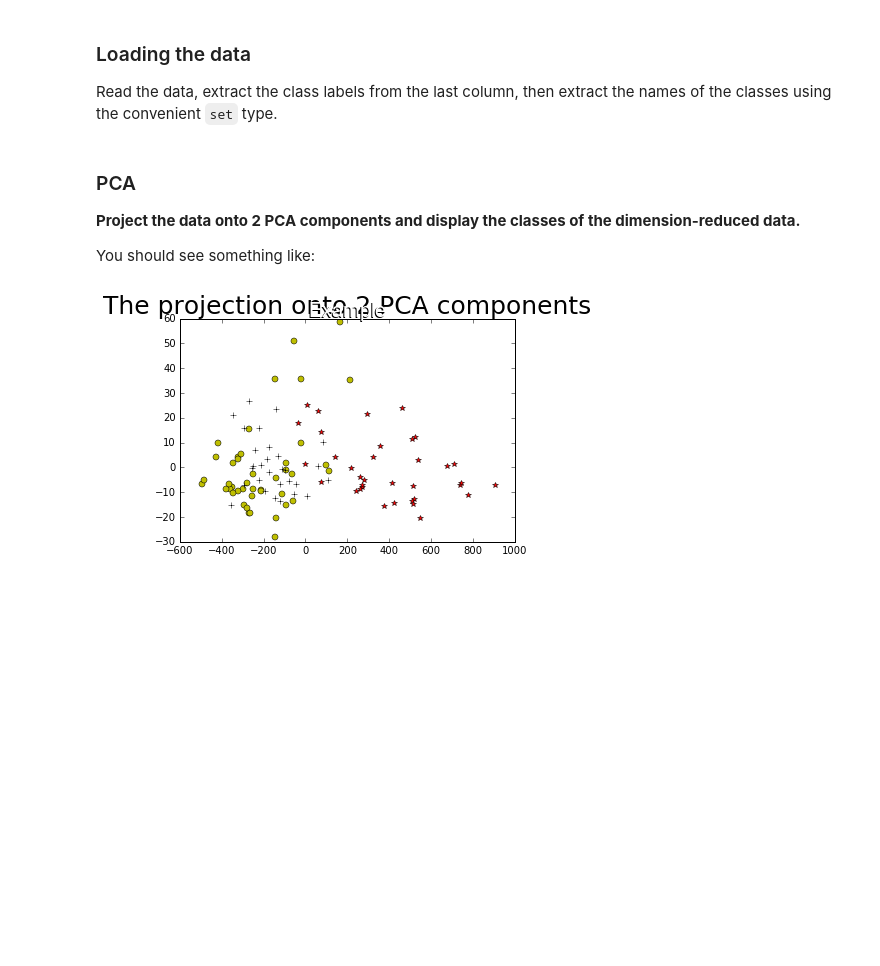
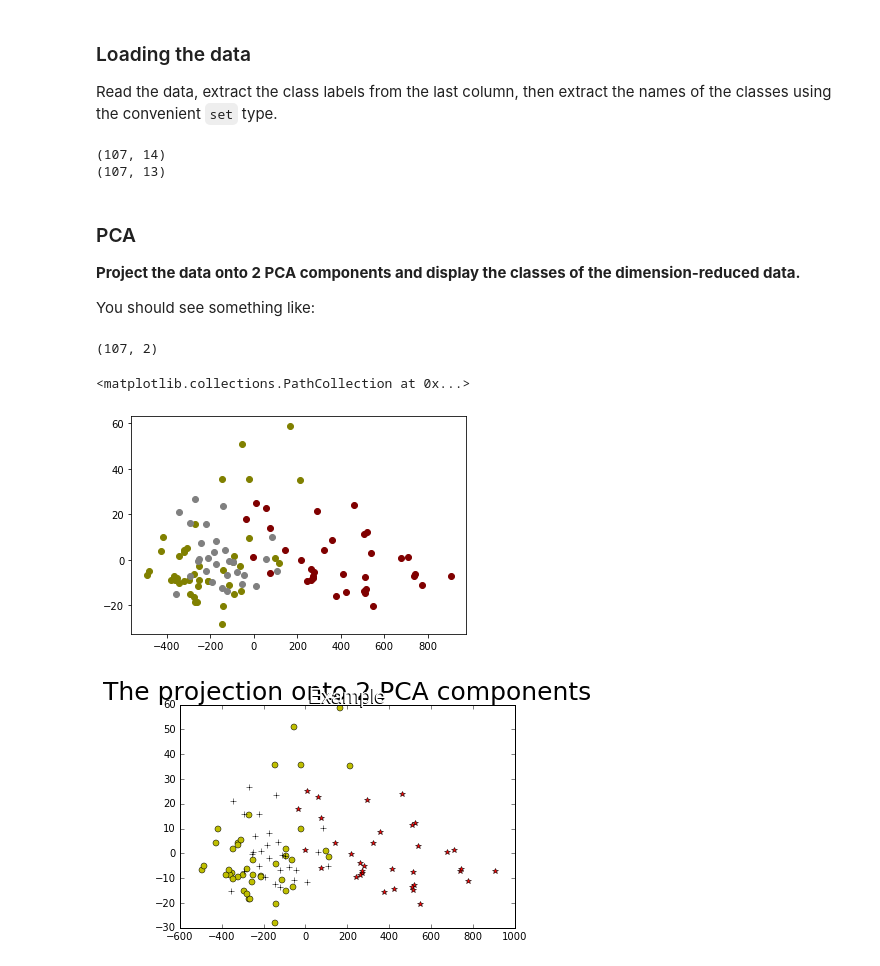
Before and after one commit to 21617066/CS414-Ass1, a Jupyter notebook: src/assign1.ipynb, the cells around one changed output. Cells and saved outputs as stored; diff of their text form; code cells hidden in the pictures; blank space fills up the shorter version.

```diff
--- a/src/assign1.ipynb
+++ b/src/assign1.ipynb
@@ -418,7 +461,12 @@ wine_train_labels = wine_train[:,-1]
 wine_train_classes = list(set(wine_train_labels))
 wine_train_classes = np.array(wine_train_classes,dtype=int)
 wine_train_labels = np.array(wine_train_labels,dtype = int)
+print(wine_train.shape)
 wine_train = wine_train[:,:-1]
+print(wine_train.shape)
+
+
+
 
 wine_test = np.loadtxt('../data/wine/wine_test.txt',delimiter = ',')
 wine_test_labels = wine_test[:,-1]
@@ -426,6 +474,9 @@ wine_test_classes = list(set(wine_test_labels))
 wine_test_classes = np.array(wine_test_classes,dtype=int)
 wine_test_labels = np.array(wine_test_labels,dtype = int)
 wine_test = wine_test[:,:-1]
+# %% [output]
+(107, 14)
+(107, 13)
 # %% [markdown]
 ### PCA
 
@@ -437,3 +486,22 @@ You should see something like:
+# %%
+# Insert code to produce the image below
+wine_pca = PCA(n_components = 2)
+wine_pca.fit(wine_train)
+wine_pca_data = wine_pca.transform(wine_train)
+
+#plt.axis('equal')
+#plt.title('Rotated, scaled, signature.')
+
+split_data = split_d2classes(wine_pca_data, wine_train_labels-np.ones(wine_train_labels.shape))
+print(wine_pca_data.shape)
+plt.scatter(split_data[0][0],split_data[0][1], c='maroon')
+plt.scatter(split_data[1][0],split_data[1][1], c='olive')
+plt.scatter(split_data[2][0],split_data[2][1], c='grey')
+#plt.scatter(wine_pca_data[:,0],wine_pca_data[:,1])
+# %% [output]
+(107, 2)
+<matplotlib.collections.PathCollection at 0x...>
+[figure, added]
 # %%
 display(Image(filename='../resources/images/Wine_PCA.png'))
 # %% [output]
```
Also changed, not shown: parts of 16 cells of this notebook.
